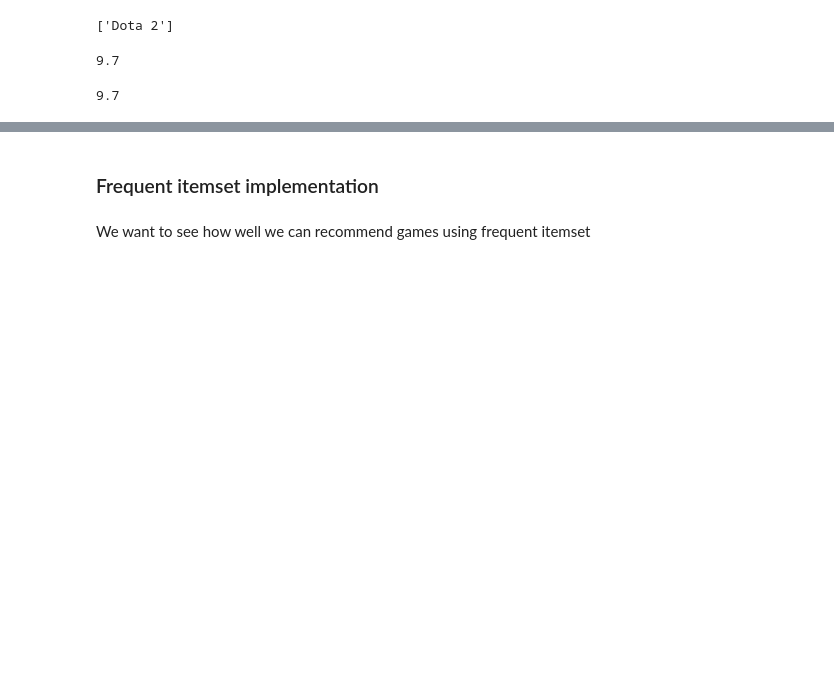
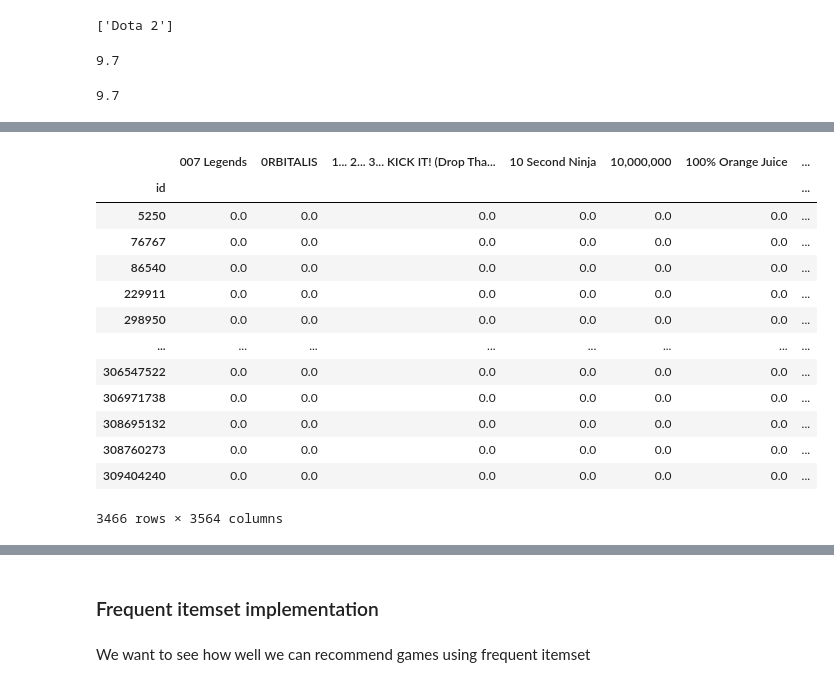
Before and after one commit to Vbardusco/sd201-steam-recommendations, a Jupyter notebook: project_steam.ipynb, the cells around one changed output, grey strips where cells are left out. Cells and saved outputs as stored; diff of their text form; code cells hidden in the pictures; blank space fills up the shorter version.

```diff
--- a/project_steam.ipynb
+++ b/project_steam.ipynb
@@ -431,0 +512,3 @@ X_train.iloc[5163]['Dota 2']
+# %%
+played_dict_3 = played_dict.loc[played_dict.map(len)>=3]
+played_dict_3.head()
@@ -431,0 +523,21 @@ X_train.iloc[5163]['Dota 2']
+# %%
+#Let's compute the liked games for each player
+
+#Get average time played for each game
+avg = played_games.groupby('game')['hours_played'].apply(np.average).reset_index(name='avg_hours_played')
+#Dictionnary of average time played
+avg_dict = avg.set_index('game').to_dict()['avg_hours_played']
+
+
+def dict_to_liked(dicti):
+    d = dicti.copy()
+    for game in d.keys():
+        if d[game] >= avg_dict[game]:
+            d[game]=1
+        else:
+            d[game]=0
+    return d
+
+#For each player that played at least 3 games, we compute the list of game he like
+liked_games = played_dict_3.map(dict_to_liked)
+liked_games
@@ -431,0 +558,22 @@ X_train.iloc[5163]['Dota 2']
+# %%
+#And encode them
+liked_games_encoded = liked_games.apply(pd.Series)
+#Replace NaN values by 0 : a game not in the dict has never been played
+liked_games_encoded = liked_games_encoded.fillna(0)
+liked_games_encoded = liked_games_encoded.reindex(sorted(liked_games_encoded.columns),axis=1)
+liked_games_encoded
+# %% [output]
+|  | 007 Legends | 0RBITALIS | 1... 2... 3... KICK IT! (Drop Tha... | 10 Second Ninja | 10,000,000 | 100% Orange Juice | ... |
+| id |  |  |  |  |  |  | ... |
+| 5250 | 0.0 | 0.0 | 0.0 | 0.0 | 0.0 | 0.0 | ... |
+| 76767 | 0.0 | 0.0 | 0.0 | 0.0 | 0.0 | 0.0 | ... |
+| 86540 | 0.0 | 0.0 | 0.0 | 0.0 | 0.0 | 0.0 | ... |
+| 229911 | 0.0 | 0.0 | 0.0 | 0.0 | 0.0 | 0.0 | ... |
+| 298950 | 0.0 | 0.0 | 0.0 | 0.0 | 0.0 | 0.0 | ... |
+| ... | ... | ... | ... | ... | ... | ... | ... |
+| 306547522 | 0.0 | 0.0 | 0.0 | 0.0 | 0.0 | 0.0 | ... |
+| 306971738 | 0.0 | 0.0 | 0.0 | 0.0 | 0.0 | 0.0 | ... |
+| 308695132 | 0.0 | 0.0 | 0.0 | 0.0 | 0.0 | 0.0 | ... |
+| 308760273 | 0.0 | 0.0 | 0.0 | 0.0 | 0.0 | 0.0 | ... |
+| 309404240 | 0.0 | 0.0 | 0.0 | 0.0 | 0.0 | 0.0 | ... |
+3466 rows × 3564 columns
```
Also changed, not shown: parts of 28 cells of this notebook.
